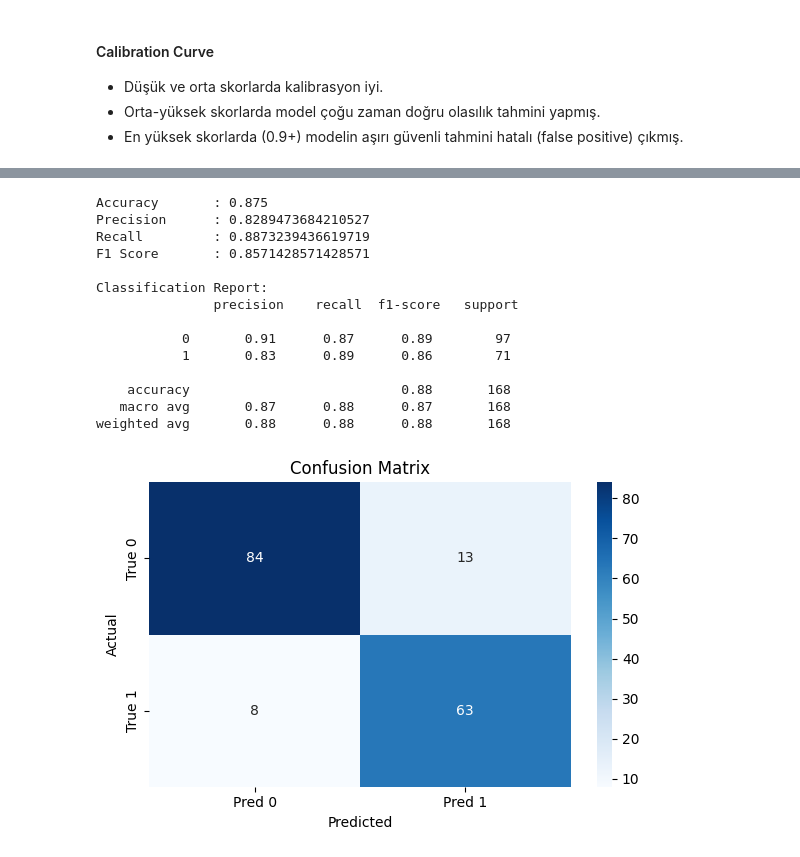
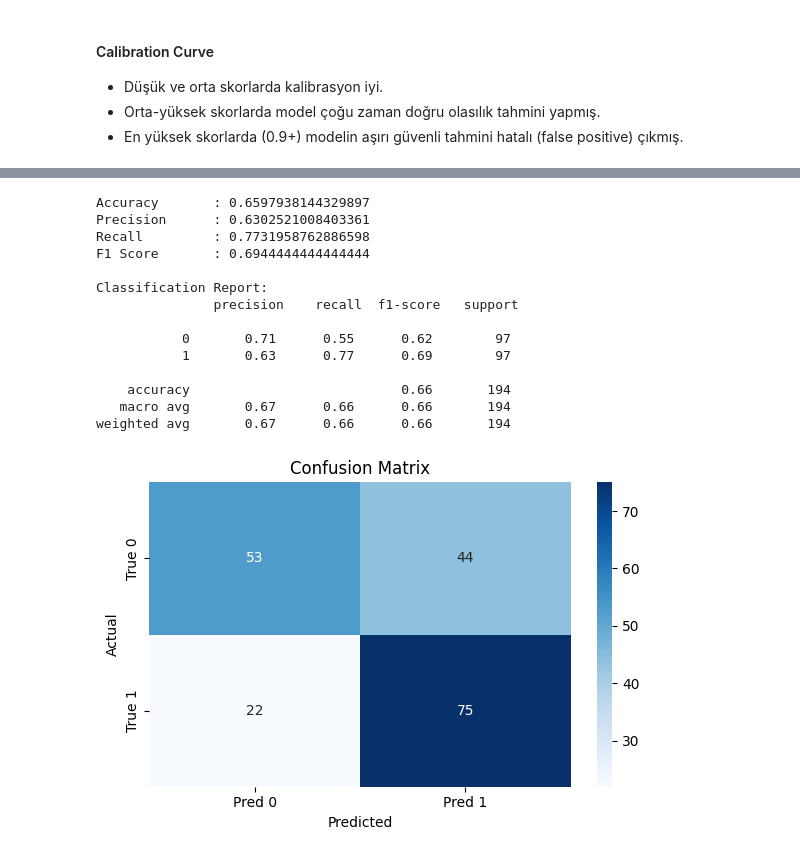
Before and after one commit to emirsglm/youtube-analysis, a Jupyter notebook: model.ipynb, the cells around one changed output, grey strips where cells are left out. Drawn from its saved outputs; the diff is of its cells as text; code cells hidden in the pictures.

Commit message:
Update model.ipynb
improvements on model

```diff
--- a/model.ipynb
+++ b/model.ipynb
@@ -183,7 +261,6 @@ X = reg_data[[
  'Log Maximum Quality of the Video',
  'Log No of Videos the Channel',
  'Log No of Playlist',
- 'Loyalty Score',
  'Atractness Score',
  'Efficiency Score']]
 # %%
@@ -193,10 +270,4 @@ from sklearn.metrics import accuracy_score, confusion_matrix, classification_rep
 
 
 # X: özellik matrisi, y: hedef değişken
-X_train, X_test, y_train, y_test = train_test_split(X, y, test_size=0.2, random_state=42)
-
-model = LogisticRegression(max_iter=1000)
-model.fit(X_train, y_train)
-
-# Tahmin
-y_pred = model.predict(X_test)
+X_train, X_test, y_train, y_test = train_test_split(X, y, test_size=0.3, random_state=3 ,  stratify=y )
@@ -203,3 +324,15 @@ y_pred = model.predict(X_test)
+# %%
+model = LogisticRegression(
+    solver='liblinear',   # küçük veri için hızlı ve güvenilir
+    max_iter=200,         # default 100, gerekirse 200-500
+    C=0.01,
+    penalty='l1',  # l1 veya l2
+    random_state=42
+)
+model.fit(X_train, y_train)
+
+# Tahmin
+y_pred = model.predict(X_test)
 # %%
 import statsmodels.api as sm
 
@@ -439,36 +572,36 @@ plt.show()
 # %%
-y_pred_platt = calibrated_clf_platt.predict(X_test)
+y_pred_iso = calibrated_clf_iso.predict(X_test)
 
-print("Accuracy       :", accuracy_score(y_test, y_pred_platt))
-print("Precision      :", precision_score(y_test, y_pred_platt))
-print("Recall         :", recall_score(y_test, y_pred_platt))
-print("F1 Score       :", f1_score(y_test, y_pred_platt))
-print("\nClassification Report:\n", classification_report(y_test, y_pred_platt))
+print("Accuracy       :", accuracy_score(y_test, y_pred_iso))
+print("Precision      :", precision_score(y_test, y_pred_iso))
+print("Recall         :", recall_score(y_test, y_pred_iso))
+print("F1 Score       :", f1_score(y_test, y_pred_iso))
+print("\nClassification Report:\n", classification_report(y_test, y_pred_iso))
 # %% [output]
-Accuracy       : 0.875
-Precision      : 0.8289473684210527
-Recall         : 0.8873239436619719
-F1 Score       : 0.8571428571428571
+Accuracy       : 0.6597938144329897
+Precision      : 0.6302521008403361
+Recall         : 0.7731958762886598
+F1 Score       : 0.6944444444444444
 
 Classification Report:
                precision    recall  f1-score   support
 
-           0       0.91      0.87      0.89        97
-           1       0.83      0.89      0.86        71
+           0       0.71      0.55      0.62        97
+           1       0.63      0.77      0.69        97
 
-    accuracy                           0.88       168
-   macro avg       0.87      0.88      0.87       168
-weighted avg       0.88      0.88      0.88       168
+    accuracy                           0.66       194
+   macro avg       0.67      0.66      0.66       194
+weighted avg       0.67      0.66      0.66       194
 # %%
-cm = confusion_matrix(y_test, y_pred_platt)
+cm = confusion_matrix(y_test, y_pred_iso)
 
 plt.figure(figsize=(6,4))
 sns.heatmap(cm, annot=True, fmt='d', cmap='Blues', xticklabels=['Pred 0', 'Pred 1'], yticklabels=['True 0', 'True 1'])
 plt.title('Confusion Matrix')
 plt.xlabel('Predicted')
 plt.ylabel('Actual')
 plt.tight_layout()
 plt.show()
 # %% [output]
-[figure, old version]
+[figure, new version]
 # %%
```
Also changed, not shown: parts of 25 cells of this notebook.
